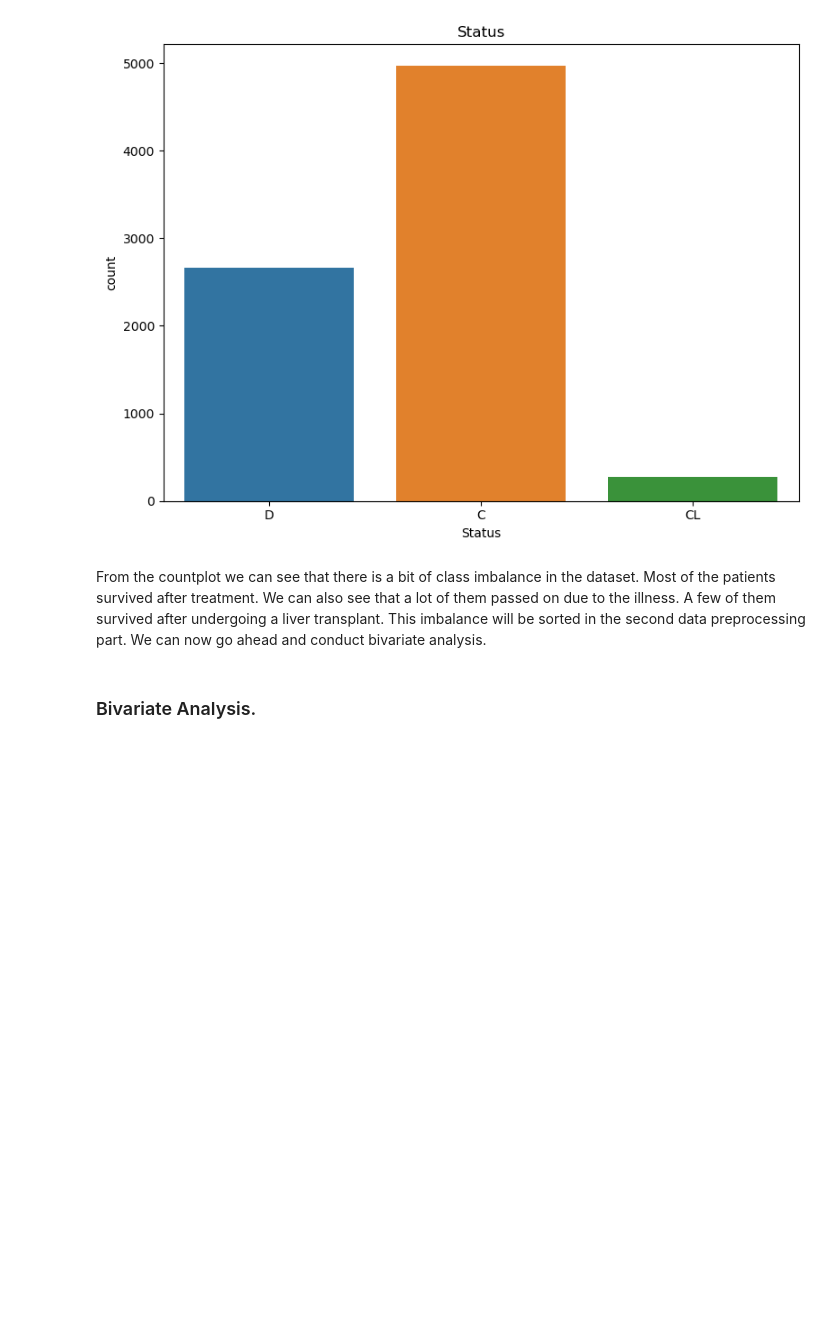
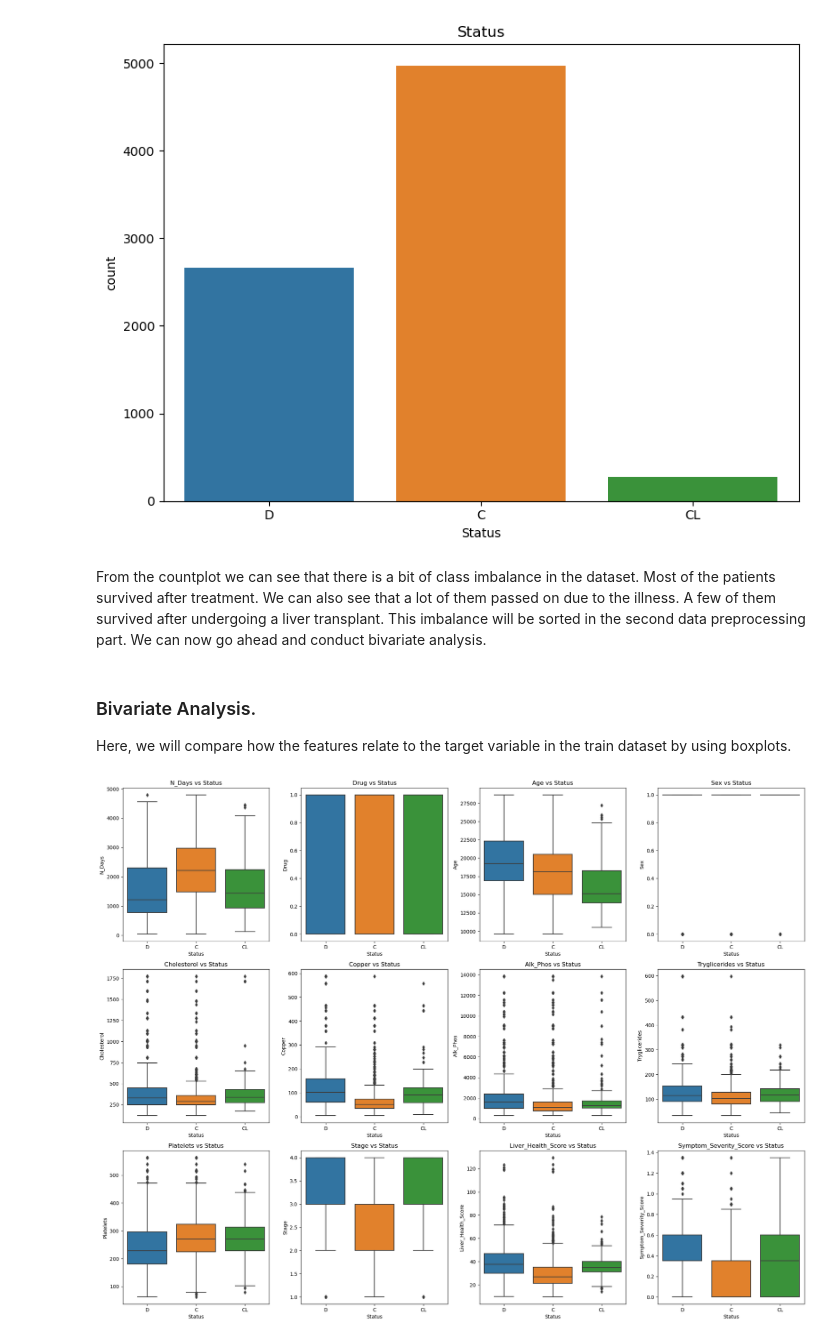
Before and after one commit to robbymumo/Multi-Class-Prediction-of-Cirrhosis-Outcomes, a Jupyter notebook: index_file.ipynb, the cells around one changed output. Saved outputs shown, nothing was run; the diff lists cells and outputs as text; code cells hidden in the pictures; blank space fills up the shorter version.

```diff
--- a/index_file.ipynb
+++ b/index_file.ipynb
@@ -525,5 +614,20 @@ plt.show();
 [figure]
 # %% [markdown]
 From the countplot we can see that there is a bit of class imbalance in the dataset. Most of the patients survived after treatment. We can also see that a lot of them passed on due to the illness. A few of them survived after undergoing a liver transplant. This imbalance will be sorted in the second data preprocessing part. We can now go ahead and conduct bivariate analysis.
-# %% [markdown]
-### Bivariate Analysis.
+# %% [markdown]
+### Bivariate Analysis.
+
+Here, we will compare how the features relate to the target variable in the train dataset by using boxplots.
+# %%
+# PLotting boxplots
+
+plt.figure(figsize=(20,20))
+for i, column in enumerate(numeric_train):
+    plt.subplot(4, 4, i+1)
+    sns.boxplot(x='Status', y=column, data=train_df)
+    plt.title(f'{column} vs Status')
+
+plt.tight_layout()
+plt.show();
+# %% [output]
+[figure, added]
```
Also changed, not shown: parts of 27 cells of this notebook.
